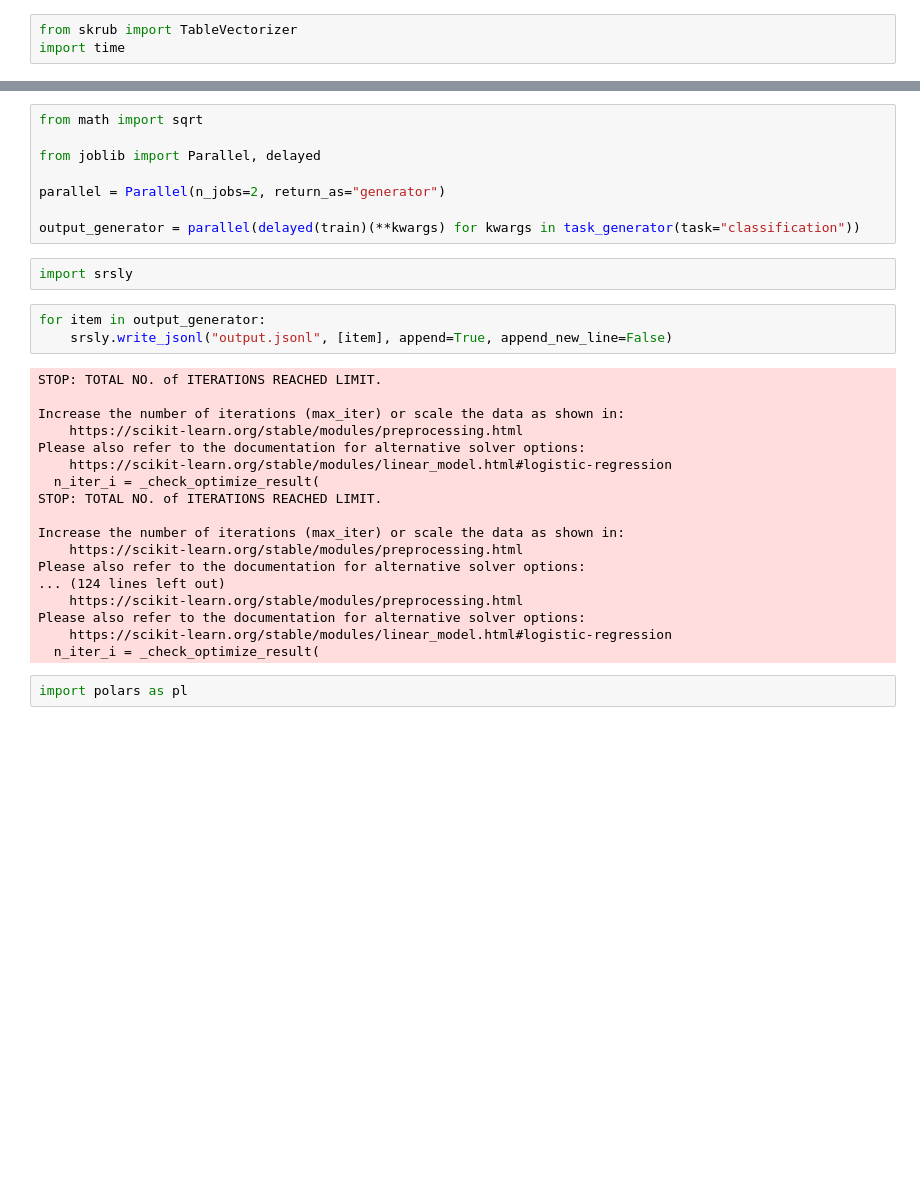
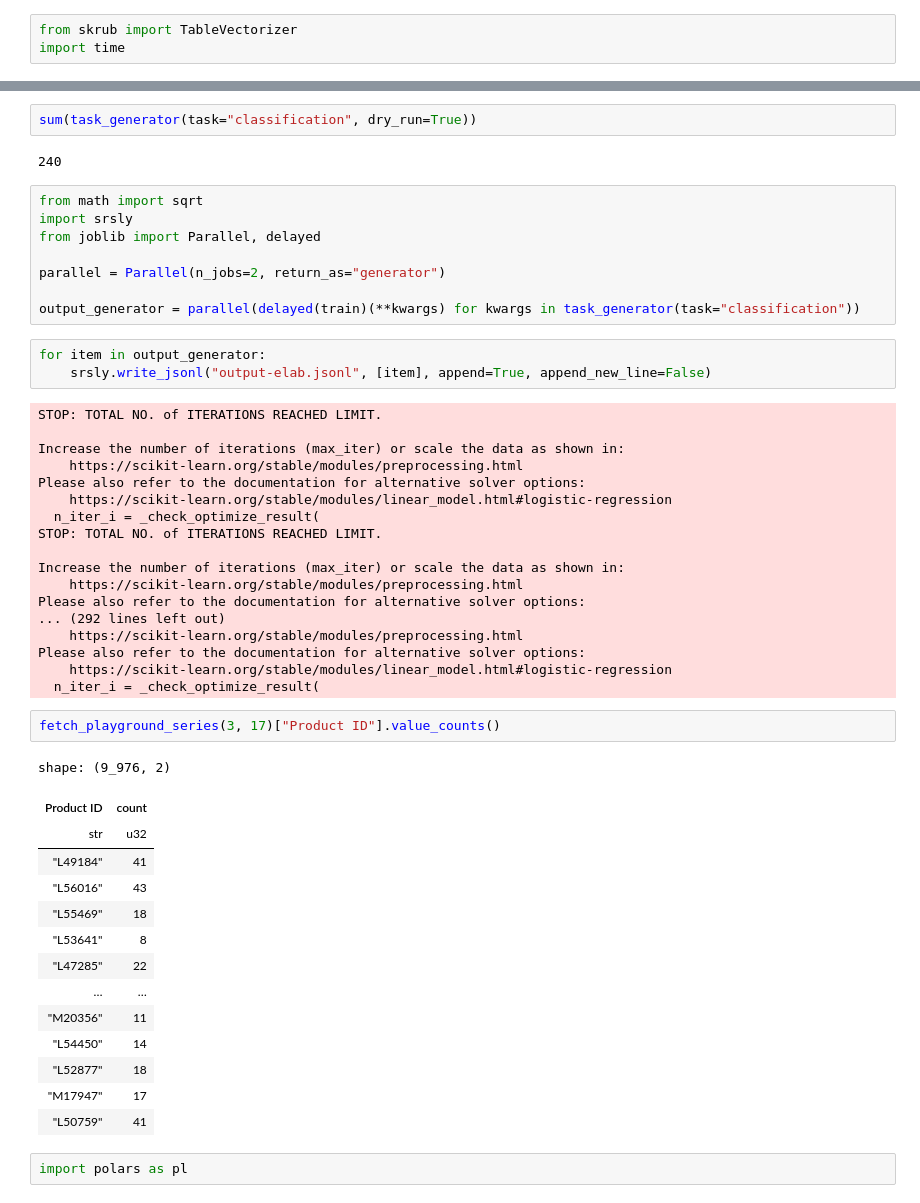
Before and after one commit to koaning/benchy, a Jupyter notebook: yieldy.ipynb, the cells around one changed output, grey strips where cells are left out. Saved outputs shown, nothing was run; the diff lists cells and outputs as text; blank space fills up the shorter version.

```diff
--- a/yieldy.ipynb
+++ b/yieldy.ipynb
@@ -65,17 +102,19 @@ def train(dataname, random_seed, cv_id, est_name, estimator, datasets):
     }
+# %%
+sum(task_generator(task="classification", dry_run=True))
+# %% [output]
+240
 # %%
 from math import sqrt
-
+import srsly
 from joblib import Parallel, delayed
 
 parallel = Parallel(n_jobs=2, return_as="generator")
 
 output_generator = parallel(delayed(train)(**kwargs) for kwargs in task_generator(task="classification"))
-# %%
-import srsly
 # %%
 for item in output_generator:
-    srsly.write_jsonl("output.jsonl", [item], append=True, append_new_line=False)
+    srsly.write_jsonl("output-elab.jsonl", [item], append=True, append_new_line=False)
 # %% [output]
 STOP: TOTAL NO. of ITERATIONS REACHED LIMIT.
 
@@ -89,10 +128,27 @@ STOP: TOTAL NO. of ITERATIONS REACHED LIMIT.
 Increase the number of iterations (max_iter) or scale the data as shown in:
     https://scikit-learn.org/stable/modules/preprocessing.html
 Please also refer to the documentation for alternative solver options:
-... (124 lines left out)
+... (292 lines left out)
     https://scikit-learn.org/stable/modules/preprocessing.html
 Please also refer to the documentation for alternative solver options:
     https://scikit-learn.org/stable/modules/linear_model.html#logistic-regression
   n_iter_i = _check_optimize_result(
+# %%
+fetch_playground_series(3, 17)["Product ID"].value_counts()
+# %% [output]
+shape: (9_976, 2)
+| Product ID | count |
+| str | u32 |
+| "L49184" | 41 |
+| "L56016" | 43 |
+| "L55469" | 18 |
+| "L53641" | 8 |
+| "L47285" | 22 |
+| … | … |
+| "M20356" | 11 |
+| "L54450" | 14 |
+| "L52877" | 18 |
+| "M17947" | 17 |
+| "L50759" | 41 |
 # %%
 import polars as pl
```
Also changed, not shown: parts of 7 cells of this notebook.
